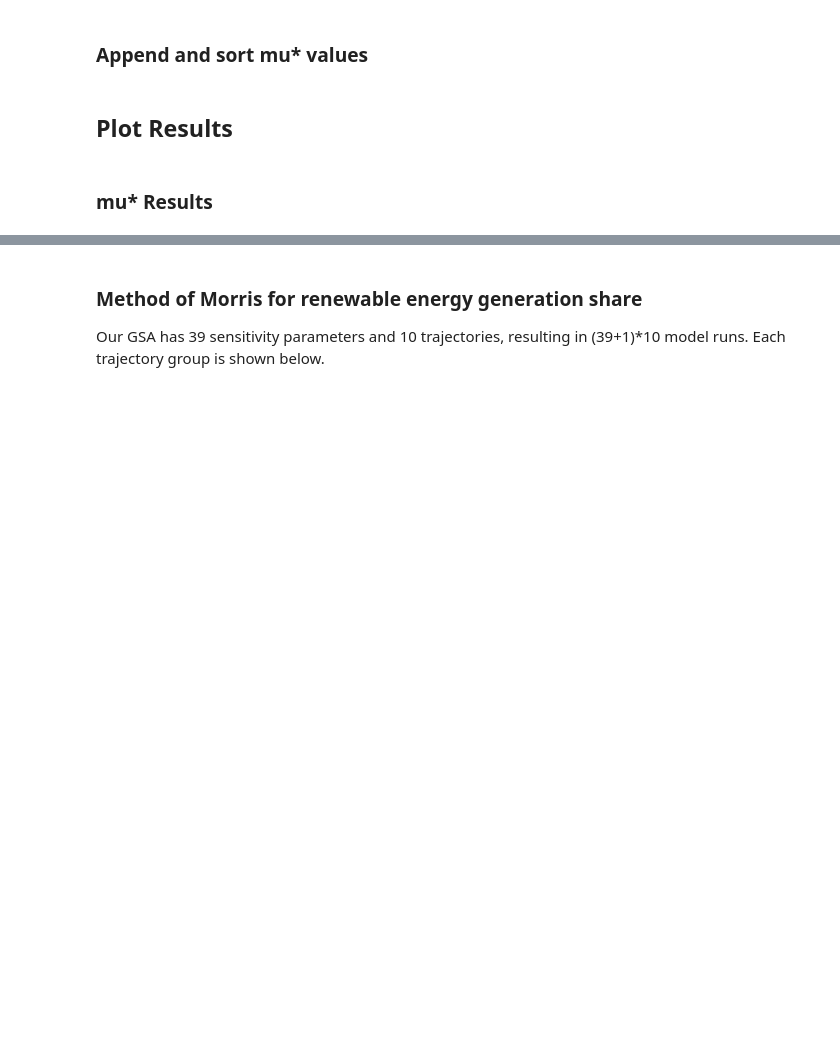
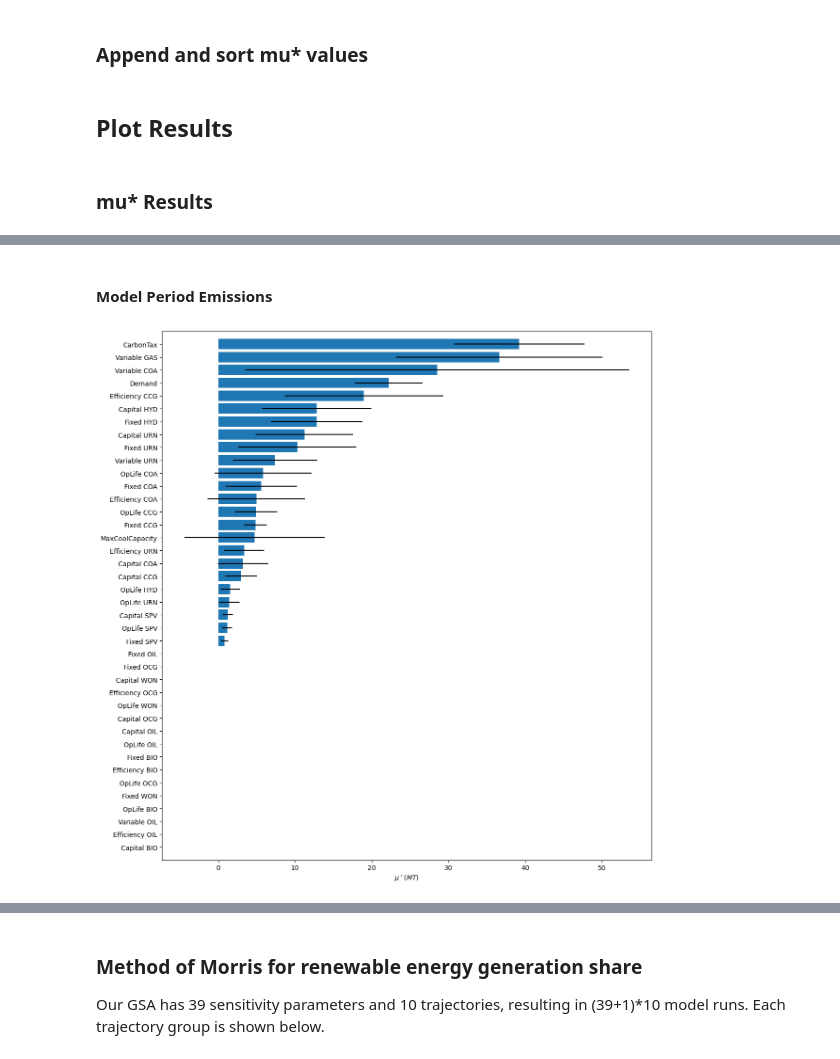
Before and after one commit to KTH-dESA/esom_gsa, a Jupyter notebook: paper/Model_Three/model_three.ipynb, the cells around one changed output, grey strips where cells are left out. Saved outputs shown, nothing was run; the diff lists cells and outputs as text; code cells hidden in the pictures; blank space fills up the shorter version.

Commit message:
model 3 updates

```diff
--- a/paper/Model_Three/model_three.ipynb
+++ b/paper/Model_Three/model_three.ipynb
@@ -206,4 +219,8 @@ for label in ax.xaxis.get_ticklabels()[1::2]:
 # %% [markdown]
 ### Model period emissions
+# %%
+emission_results = pd.read_csv('./GSA/Results/SA_Emissions.csv')
+emission_results.columns.values[0]='names'
+emission_results = emission_results.sort_values(['mu_star'], ascending=True)
 # %% [markdown]
 ### Renewable energy generation share in last year
@@ -215,0 +289,6 @@ for label in ax.xaxis.get_ticklabels()[1::2]:
+# %% [markdown]
+#### Model Period Emissions
+# %%
+plot_mu_star(emission_results, r"$\mu^\star (MT)$")
+# %% [output]
+[figure, added]
```
Also changed, not shown: parts of 31 cells of this notebook, 42 other files.
